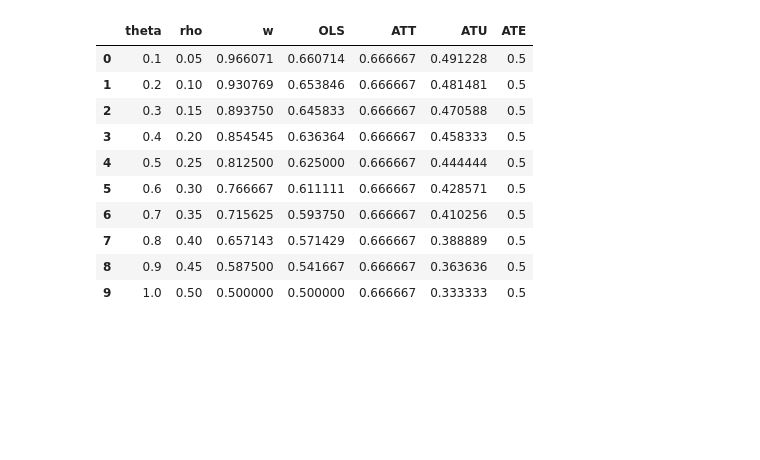
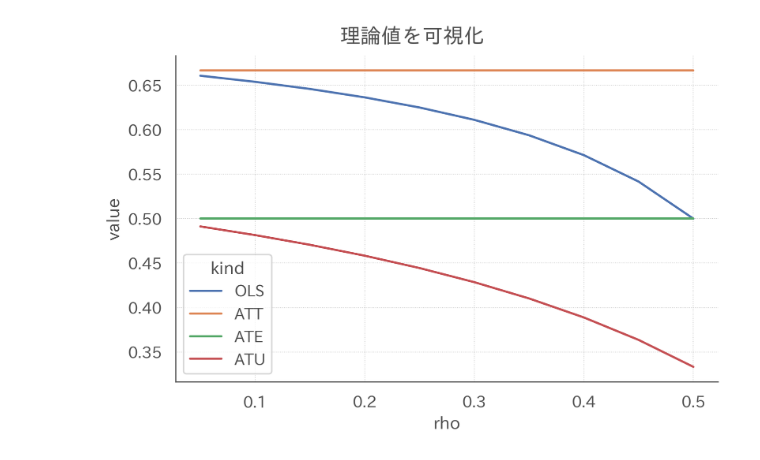
Before and after one commit to dropout009/ols_interpret, a Jupyter notebook: main.ipynb, the cells around one changed output. Saved outputs shown, nothing was run; the diff lists cells and outputs as text; code cells hidden in the pictures; blank space fills up the shorter version.

```diff
--- a/main.ipynb
+++ b/main.ipynb
@@ -323,41 +399,34 @@ $$
 # %%
 def calc_theoretical_value(theta: np.ndarray) -> pd.DataFrame:
 
     ate = 0.5
     att = 2 / 3
     atu = (3 - 2 * theta) / (3 * (2 - theta))
     rho = 0.5 * theta
 
     var_e_0 = theta ** 2 * (theta ** 2 - 6 * theta + 6) / 18 / (2 - theta) ** 2
     var_e_1 = theta ** 2 / 18
     w = (1 - rho) * var_e_0 / ((1 - rho) * var_e_0 + rho * var_e_1)
     ols = w * att + (1 - w) * atu
 
     df = pd.DataFrame(
         {
             "theta": theta,
             "rho": rho,
             "w": w,
             "OLS": ols,
             "ATT": att,
             "ATU": atu,
             "ATE": ate,
         }
     )
     return df
 
 
+# 理論値を計算
 df_theory = calc_theoretical_value(theta=np.arange(0.1, 1.05, 0.1))
-df_theory
+
+# 可視化
+draw_line(df_theory, "理論値を可視化")
 # %% [output]
-|  | theta | rho | w | OLS | ATT | ATU | ATE |
-| 0 | 0.1 | 0.05 | 0.966071 | 0.660714 | 0.666667 | 0.491228 | 0.5 |
-| 1 | 0.2 | 0.10 | 0.930769 | 0.653846 | 0.666667 | 0.481481 | 0.5 |
-| 2 | 0.3 | 0.15 | 0.893750 | 0.645833 | 0.666667 | 0.470588 | 0.5 |
-| 3 | 0.4 | 0.20 | 0.854545 | 0.636364 | 0.666667 | 0.458333 | 0.5 |
-| 4 | 0.5 | 0.25 | 0.812500 | 0.625000 | 0.666667 | 0.444444 | 0.5 |
-| 5 | 0.6 | 0.30 | 0.766667 | 0.611111 | 0.666667 | 0.428571 | 0.5 |
-| 6 | 0.7 | 0.35 | 0.715625 | 0.593750 | 0.666667 | 0.410256 | 0.5 |
-| 7 | 0.8 | 0.40 | 0.657143 | 0.571429 | 0.666667 | 0.388889 | 0.5 |
-| 8 | 0.9 | 0.45 | 0.587500 | 0.541667 | 0.666667 | 0.363636 | 0.5 |
-| 9 | 1.0 | 0.50 | 0.500000 | 0.500000 | 0.666667 | 0.333333 | 0.5 |
+[figure, added]
```
Also changed, not shown: parts of 12 cells of this notebook.
